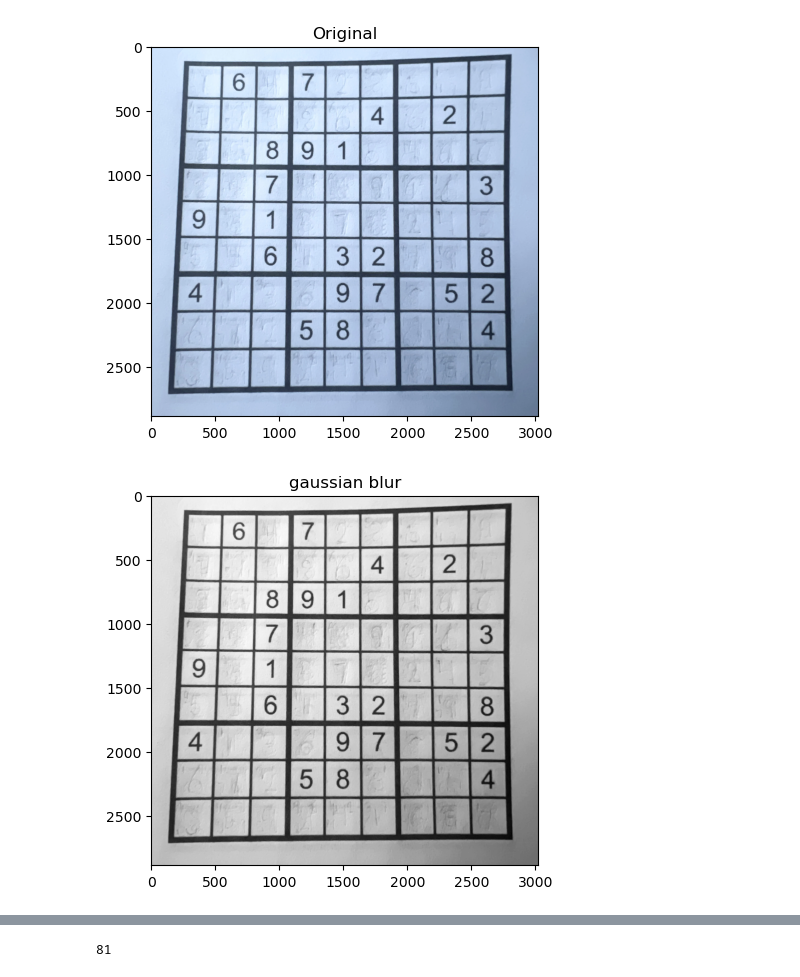
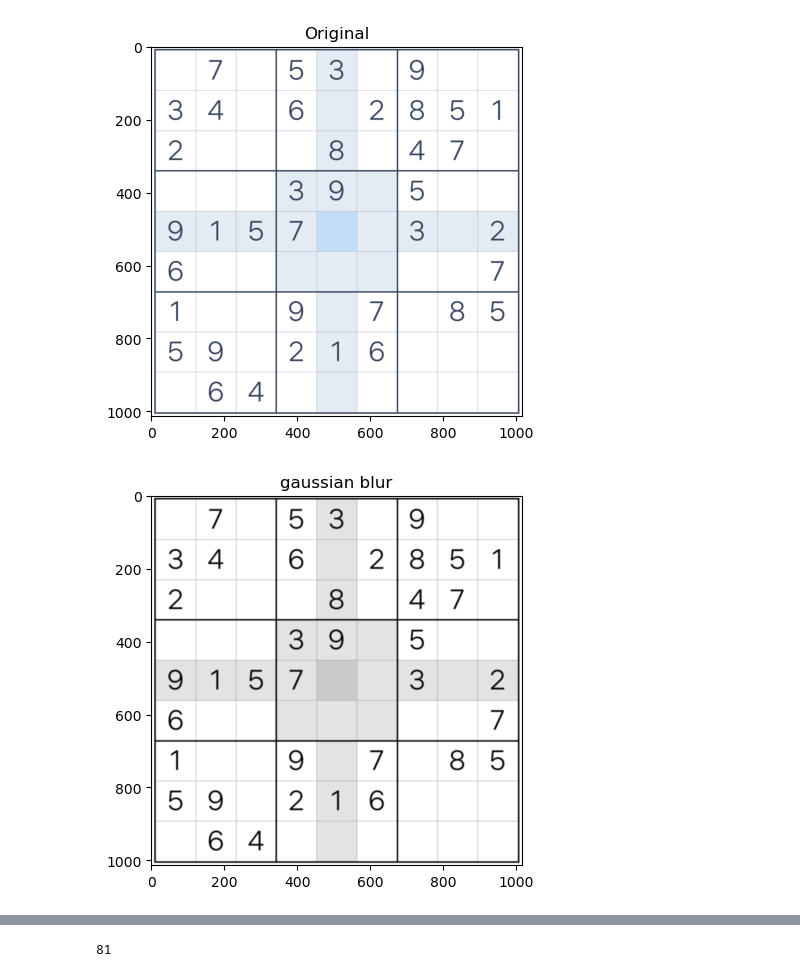
Before and after one commit to ypavanr/sudoku-image-solver, a Jupyter notebook: main.ipynb, the cells around one changed output, grey strips where cells are left out. Saved outputs shown, nothing was run; the diff lists cells and outputs as text; code cells hidden in the pictures.

```diff
--- a/main.ipynb
+++ b/main.ipynb
@@ -1,14 +1,14 @@
 # %%
 import cv2
 import numpy as np
 import matplotlib.pyplot as plt
 
-img = cv2.imread('sudokuTest2.png', cv2.IMREAD_COLOR)
+img = cv2.imread('sudokuTest.png', cv2.IMREAD_COLOR)
 plt.title('Original')
 plt.imshow(cv2.cvtColor(img, cv2.COLOR_BGR2RGB))
 plt.show()
 # %% [output]
-[figure, old version]
+[figure, new version]
 # %%
 gray = cv2.cvtColor(img, cv2.COLOR_BGR2GRAY)
 blurred = cv2.GaussianBlur(gray, (5, 5), 0)
@@ -16,7 +16,7 @@ plt.title('gaussian blur')
 plt.imshow(blurred, cmap='gray')
 plt.show()
 # %% [output]
-[figure, old version]
+[figure, new version]
 # %%
 imgThreshold = cv2.adaptiveThreshold(blurred, 255, 1, 1, 11, 2)
 plt.title('adaptive threshold')
```
Also changed, not shown: parts of 9 cells of this notebook, 5 other files.
